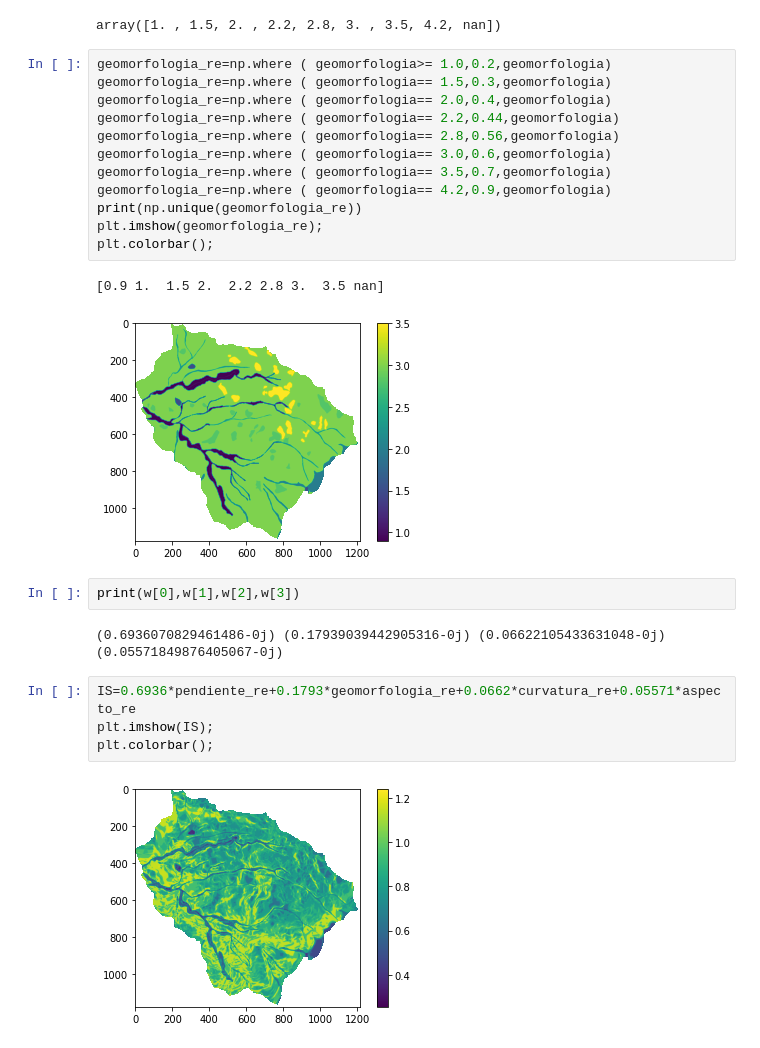
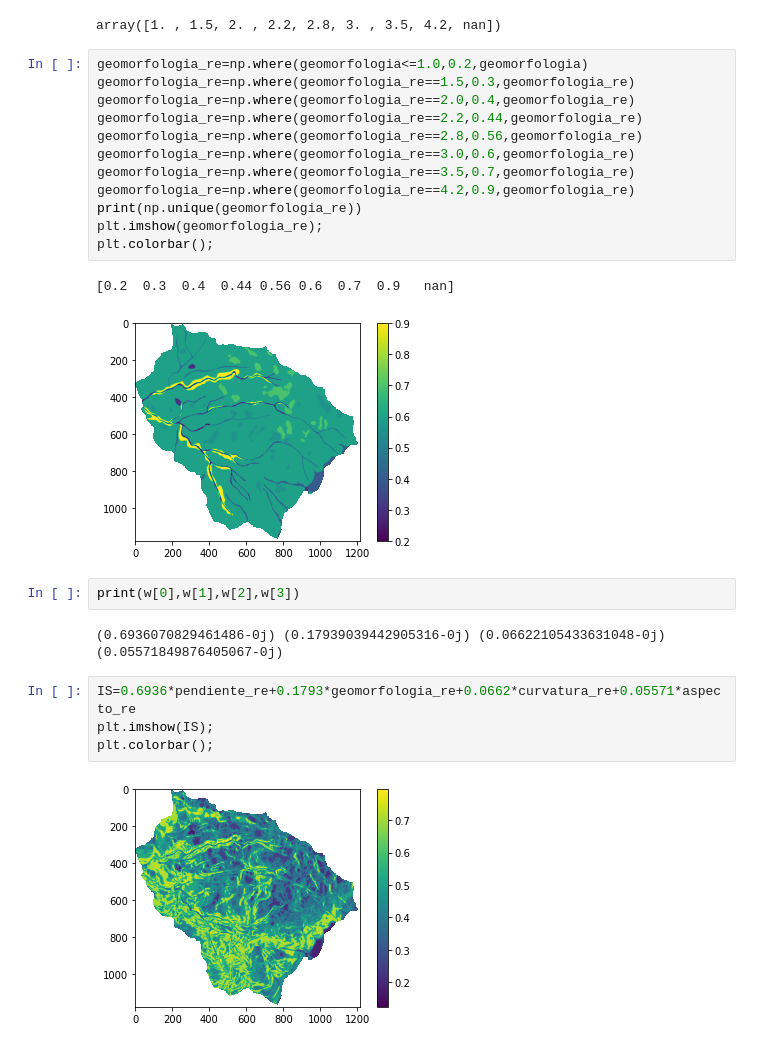
Before and after one commit to Alzategelizabeth/Cartografia-, a Jupyter notebook: Taller 6/MetodoHeuristico.ipynb, the cells around one changed output. Drawn from its saved outputs; the diff is of its cells as text.

```diff
--- a/Taller 6/MetodoHeuristico.ipynb
+++ b/Taller 6/MetodoHeuristico.ipynb
@@ -186,20 +179,20 @@ np.unique(geomorfologia)
 # %% [output]
 array([1. , 1.5, 2. , 2.2, 2.8, 3. , 3.5, 4.2, nan])
 # %%
-geomorfologia_re=np.where ( geomorfologia>= 1.0,0.2,geomorfologia)
-geomorfologia_re=np.where ( geomorfologia== 1.5,0.3,geomorfologia)
-geomorfologia_re=np.where ( geomorfologia== 2.0,0.4,geomorfologia)
-geomorfologia_re=np.where ( geomorfologia== 2.2,0.44,geomorfologia)
-geomorfologia_re=np.where ( geomorfologia== 2.8,0.56,geomorfologia)
-geomorfologia_re=np.where ( geomorfologia== 3.0,0.6,geomorfologia)
-geomorfologia_re=np.where ( geomorfologia== 3.5,0.7,geomorfologia)
-geomorfologia_re=np.where ( geomorfologia== 4.2,0.9,geomorfologia)
+geomorfologia_re=np.where(geomorfologia<=1.0,0.2,geomorfologia)
+geomorfologia_re=np.where(geomorfologia_re==1.5,0.3,geomorfologia_re)
+geomorfologia_re=np.where(geomorfologia_re==2.0,0.4,geomorfologia_re)
+geomorfologia_re=np.where(geomorfologia_re==2.2,0.44,geomorfologia_re)
+geomorfologia_re=np.where(geomorfologia_re==2.8,0.56,geomorfologia_re)
+geomorfologia_re=np.where(geomorfologia_re==3.0,0.6,geomorfologia_re)
+geomorfologia_re=np.where(geomorfologia_re==3.5,0.7,geomorfologia_re)
+geomorfologia_re=np.where(geomorfologia_re==4.2,0.9,geomorfologia_re)
 print(np.unique(geomorfologia_re))
 plt.imshow(geomorfologia_re);
 plt.colorbar();
 # %% [output]
-[0.9 1.  1.5 2.  2.2 2.8 3.  3.5 nan]
+[0.2  0.3  0.4  0.44 0.56 0.6  0.7  0.9   nan]
-[figure, old version]
+[figure, new version]
 # %%
 print(w[0],w[1],w[2],w[3])
 # %% [output]
@@ -209,4 +202,4 @@ IS=0.6936*pendiente_re+0.1793*geomorfologia_re+0.0662*curvatura_re+0.05571*aspec
 plt.imshow(IS);
 plt.colorbar();
 # %% [output]
-[figure, old version]
+[figure, new version]
```
Also changed, not shown: parts of 1 cell of this notebook.
